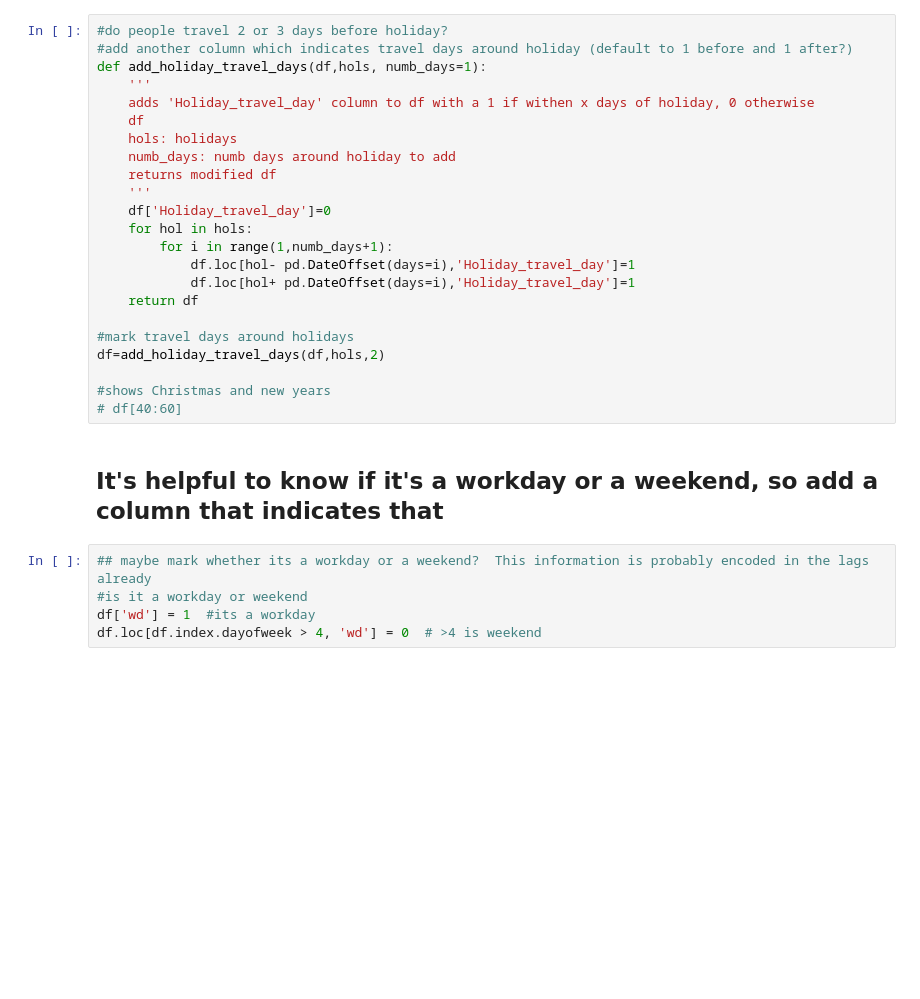
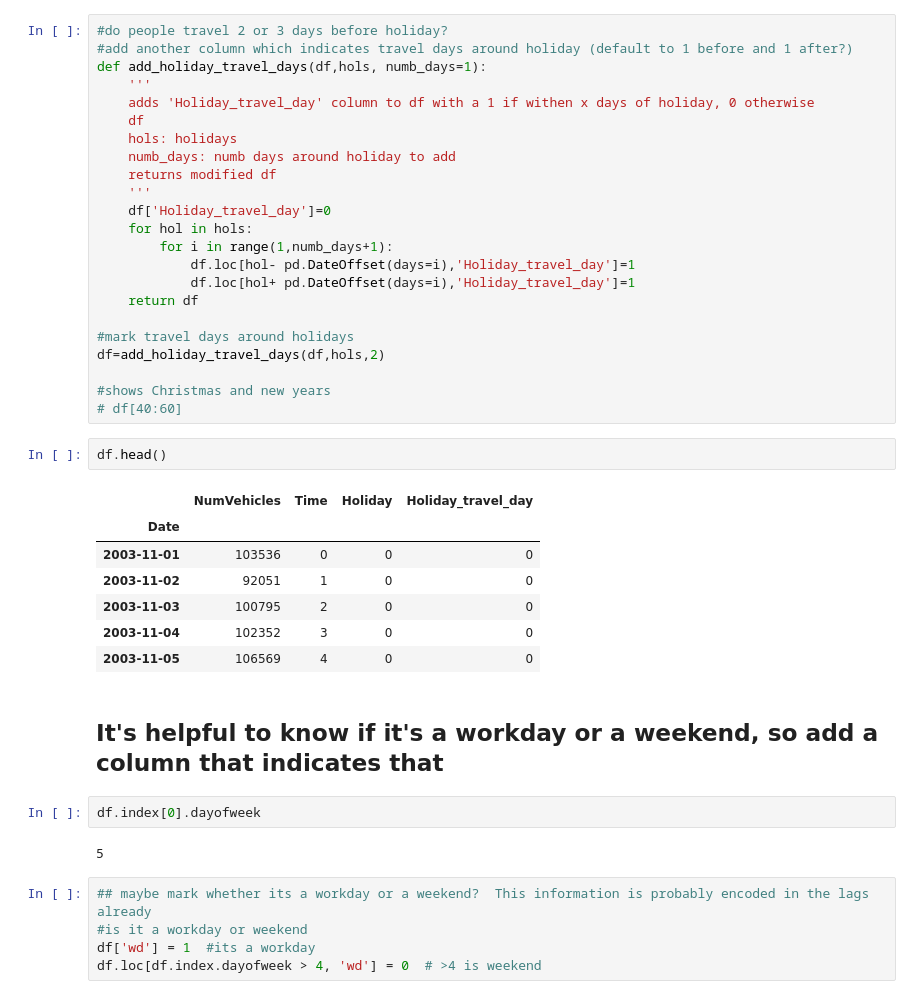
Before and after one commit to CNUClasses/DATA301_CODE, a Jupyter notebook: week_13/13_1_Hybrid_Model.ipynb, the cells around one changed output. Drawn from its saved outputs; the diff is of its cells as text; blank space fills up the shorter version.

```diff
--- a/week_13/13_1_Hybrid_Model.ipynb
+++ b/week_13/13_1_Hybrid_Model.ipynb
@@ -168,8 +217,22 @@ df=add_holiday_travel_days(df,hols,2)
 
 #shows Christmas and new years
 # df[40:60]
+# %%
+df.head()
+# %% [output]
+|  | NumVehicles | Time | Holiday | Holiday_travel_day |
+| Date |  |  |  |  |
+| 2003-11-01 | 103536 | 0 | 0 | 0 |
+| 2003-11-02 | 92051 | 1 | 0 | 0 |
+| 2003-11-03 | 100795 | 2 | 0 | 0 |
+| 2003-11-04 | 102352 | 3 | 0 | 0 |
+| 2003-11-05 | 106569 | 4 | 0 | 0 |
 # %% [markdown]
 ## It's helpful to know if it's a workday or a weekend, so add a column that indicates that
+# %%
+df.index[0].dayofweek
+# %% [output]
+5
 # %%
 ## maybe mark whether its a workday or a weekend?  This information is probably encoded in the lags already
 #is it a workday or weekend
```
Also changed, not shown: parts of 19 cells of this notebook, 2 other files.
